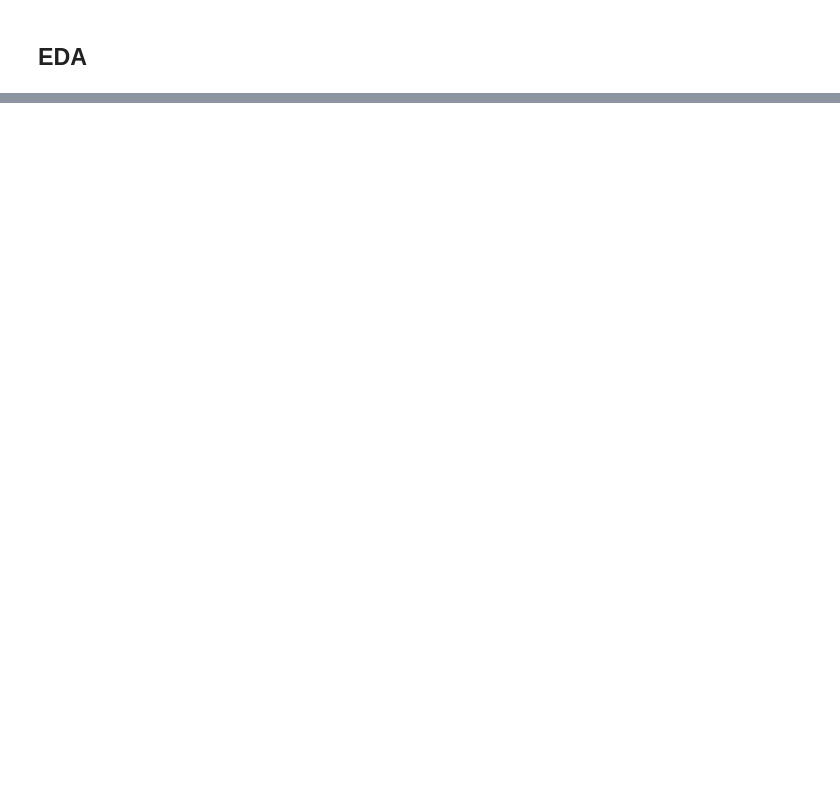
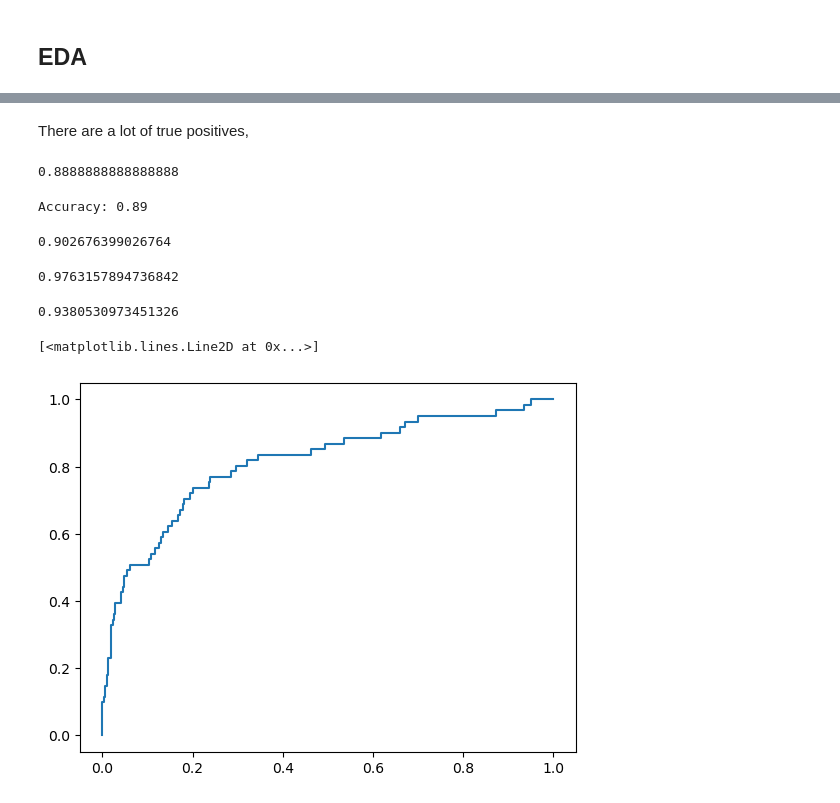
Before and after one commit to KirstyGos/HR_Analytics_Attrition, a Jupyter notebook: hr_analytics_attrition.ipynb, the cells around one changed output, grey strips where cells are left out. Saved outputs shown, nothing was run; the diff lists cells and outputs as text; code cells hidden in the pictures; blank space fills up the shorter version.

```diff
--- a/hr_analytics_attrition.ipynb
+++ b/hr_analytics_attrition.ipynb
@@ -259,0 +348,5 @@ data_cat_dumm.head()
+# %%
+# concat the dataframes
+
+concatenated_data = pd.concat([data_num_norm, data_cat_dumm], axis = 1)
+concatenated_data.head()
@@ -259,0 +360,5 @@ data_cat_dumm.head()
+# %%
+# define X and y for the model, our target is attrition
+
+X = concatenated_data.drop('attrition', axis = 1)
+y = concatenated_data['attrition']
@@ -259,0 +367,4 @@ data_cat_dumm.head()
+# %%
+# Split the data into training and testing sets
+
+X_train, X_test, y_train, y_test = train_test_split(X, y, test_size = 0.3, random_state = 42)
@@ -259,0 +393,3 @@ data_cat_dumm.head()
+# %%
+# use logisitc regression to train model
+classification = LogisticRegression(random_state = 0).fit(X_train, y_train)
@@ -259,0 +430,48 @@ data_cat_dumm.head()
+# %% [markdown]
+There are a lot of true positives,
+# %%
+# accuracy
+
+classification.score(X_test, y_test)
+# %% [output]
+0.8888888888888888
+# %%
+# accuracy
+
+print('\nAccuracy: {:.2f}\n'.format(accuracy_score(y_test, predictions)))
+# %% [output]
+Accuracy: 0.89
+# %%
+# precision
+
+precision = 371 / (371 + 40)
+precision
+# %% [output]
+0.902676399026764
+# %%
+#recall
+
+recall = 371 / (371 + 9)
+recall
+# %% [output]
+0.9763157894736842
+# %%
+# F1 score
+
+F1_score = 2 * (precision * recall) / (precision + recall)
+F1_score
+# %% [output]
+0.9380530973451326
+# %%
+# Roc Curve - done by binarizing the target
+
+from sklearn import metrics
+import matplotlib.pyplot as plt
+
+y_pred_proba = classification.predict_proba(X_test)[::,1]
+fpr, tpr, _ = metrics.roc_curve(y_test,  y_pred_proba)
+auc = metrics.roc_auc_score(y_test, y_pred_proba)
+plt.plot(fpr,tpr)
+# %% [output]
+[<matplotlib.lines.Line2D at 0x...>]
+[figure, added]
```
Also changed, not shown: parts of 40 cells of this notebook.
